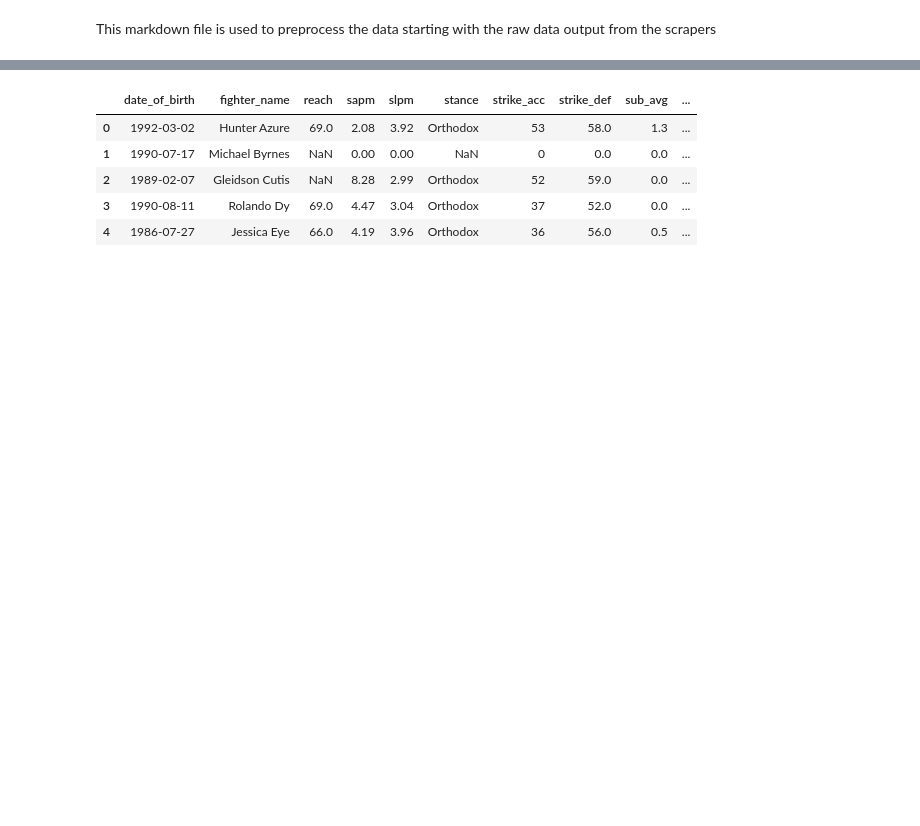
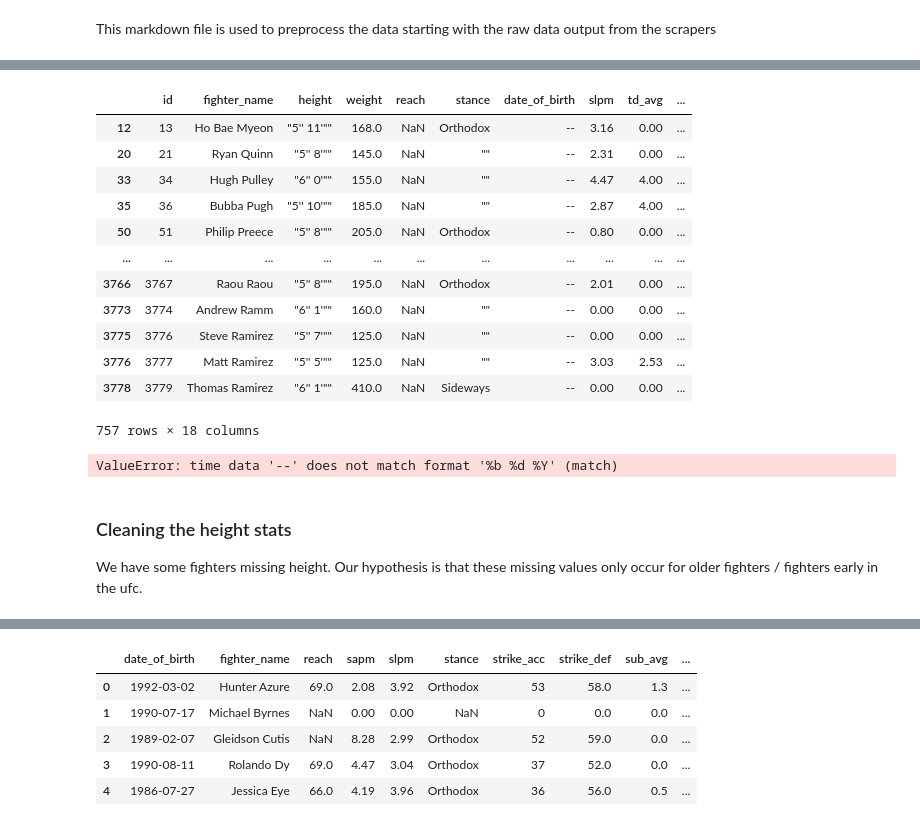
Before and after one commit to Tdeb96/ufc_fight_predictor, a Jupyter notebook: pre-processing.ipynb, the cells around one changed output, grey strips where cells are left out. Cells and saved outputs as stored; diff of their text form; code cells hidden in the pictures; blank space fills up the shorter version.

```diff
--- a/pre-processing.ipynb
+++ b/pre-processing.ipynb
@@ -25 +71,27 @@ fighters = fighters.drop(['fighter_record'], axis = 1)
+# %%
+fighters.loc[fighters.date_of_birth=='--']
+# %% [output]
+|  | id | fighter_name | height | weight | reach | stance | date_of_birth | slpm | td_avg | ... |
+| 12 | 13 | Ho Bae Myeon | "5'' 11'"" | 168.0 | NaN | Orthodox | -- | 3.16 | 0.00 | ... |
+| 20 | 21 | Ryan Quinn | "5'' 8'"" | 145.0 | NaN | "" | -- | 2.31 | 0.00 | ... |
+| 33 | 34 | Hugh Pulley | "6'' 0'"" | 155.0 | NaN | "" | -- | 4.47 | 4.00 | ... |
+| 35 | 36 | Bubba Pugh | "5'' 10'"" | 185.0 | NaN | "" | -- | 2.87 | 4.00 | ... |
+| 50 | 51 | Philip Preece | "5'' 8'"" | 205.0 | NaN | Orthodox | -- | 0.80 | 0.00 | ... |
+| ... | ... | ... | ... | ... | ... | ... | ... | ... | ... | ... |
+| 3766 | 3767 | Raou Raou | "5'' 8'"" | 195.0 | NaN | Orthodox | -- | 2.01 | 0.00 | ... |
+| 3773 | 3774 | Andrew Ramm | "6'' 1'"" | 160.0 | NaN | "" | -- | 0.00 | 0.00 | ... |
+| 3775 | 3776 | Steve Ramirez | "5'' 7'"" | 125.0 | NaN | "" | -- | 0.00 | 0.00 | ... |
+| 3776 | 3777 | Matt Ramirez | "5'' 5'"" | 125.0 | NaN | "" | -- | 3.03 | 2.53 | ... |
+| 3778 | 3779 | Thomas Ramirez | "6'' 1'"" | 410.0 | NaN | Sideways | -- | 0.00 | 0.00 | ... |
+757 rows × 18 columns
+# %%
+
+
+# Turn date of birth to a datetime
+fighters['date_of_birth'] = pd.to_datetime(fighters['date_of_birth'], format="%b %d %Y")
+# %% [output]
+ValueError: time data '--' does not match format '%b %d %Y' (match)
+# %% [markdown]
+### Cleaning the height stats
+We have some fighters missing height. Our hypothesis is that these missing values only occur for older fighters / fighters early in the ufc.
 # %%
```
Also changed, not shown: parts of 17 cells of this notebook, 3 other files.
